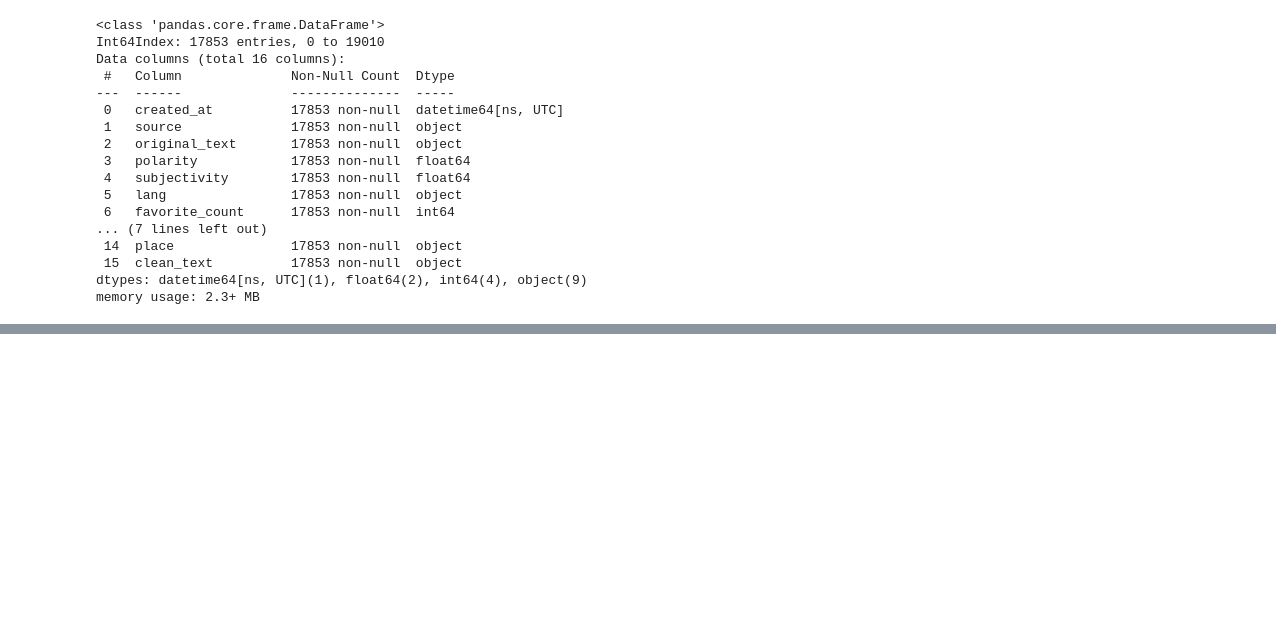
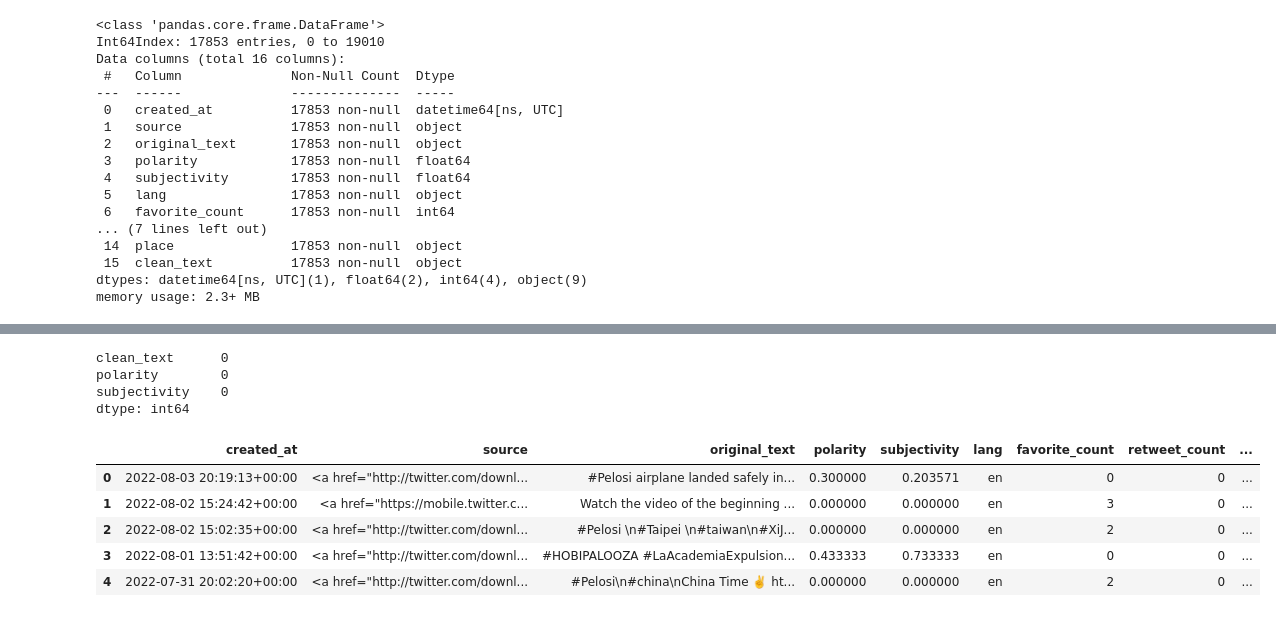
Before and after one commit to Nathnael12/Twitter-Data-Analysis, a Jupyter notebook: notebooks/data_exploration.ipynb, the cells around one changed output, grey strips where cells are left out. Drawn from its saved outputs; the diff is of its cells as text; code cells hidden in the pictures; blank space fills up the shorter version.

```diff
--- a/notebooks/data_exploration.ipynb
+++ b/notebooks/data_exploration.ipynb
@@ -203,0 +234,16 @@ memory usage: 2.3+ MB
+# %%
+selected_df.isnull().sum()
+# %% [output]
+clean_text      0
+polarity        0
+subjectivity    0
+dtype: int64
+# %%
+cleaned_df.head()
+# %% [output]
+|  | created_at | source | original_text | polarity | subjectivity | lang | favorite_count | retweet_count | ... |
+| 0 | 2022-08-03 20:19:13+00:00 | <a href="http://twitter.com/downl... | #Pelosi airplane landed safely in... | 0.300000 | 0.203571 | en | 0 | 0 | ... |
+| 1 | 2022-08-02 15:24:42+00:00 | <a href="https://mobile.twitter.c... | Watch the video of the beginning ... | 0.000000 | 0.000000 | en | 3 | 0 | ... |
+| 2 | 2022-08-02 15:02:35+00:00 | <a href="http://twitter.com/downl... | #Pelosi \n#Taipei \n#taiwan\n#XiJ... | 0.000000 | 0.000000 | en | 2 | 0 | ... |
+| 3 | 2022-08-01 13:51:42+00:00 | <a href="http://twitter.com/downl... | #HOBIPALOOZA #LaAcademiaExpulsion... | 0.433333 | 0.733333 | en | 0 | 0 | ... |
+| 4 | 2022-07-31 20:02:20+00:00 | <a href="http://twitter.com/downl... | #Pelosi\n#china\nChina Time ✌️ ht... | 0.000000 | 0.000000 | en | 2 | 0 | ... |
```
Also changed, not shown: parts of 10 cells of this notebook.
